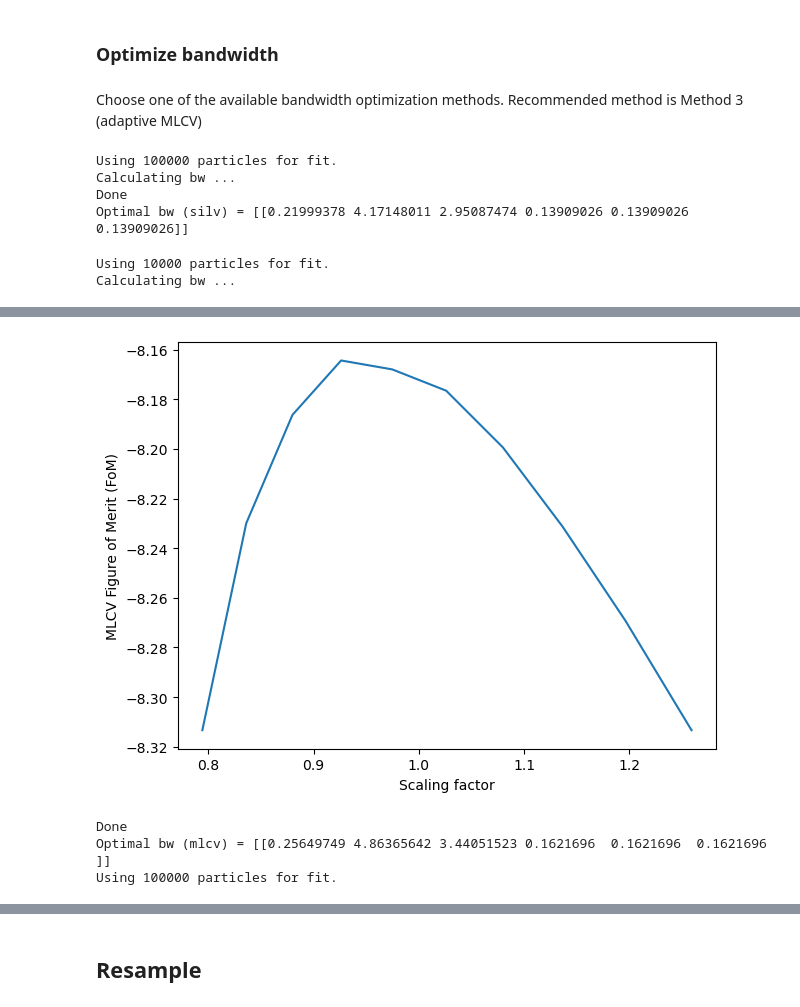
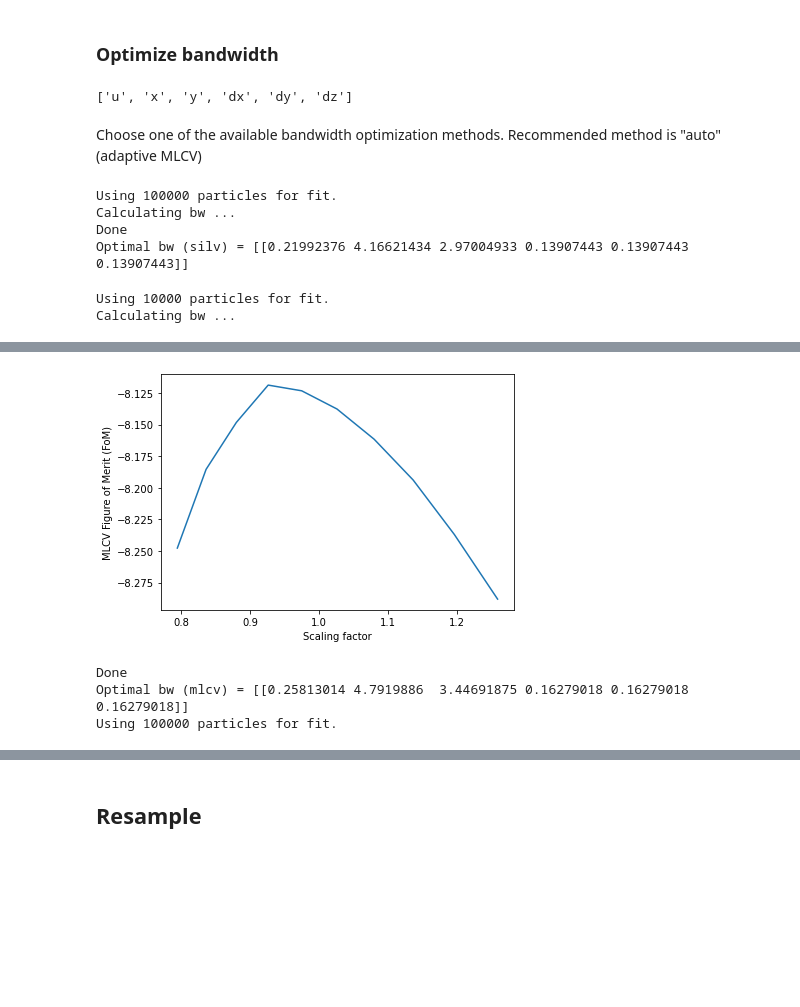
Before and after one commit to KDSource/KDSource, a Jupyter notebook: docs/examples/Verification.ipynb, the cells around one changed output, grey strips where cells are left out. Saved outputs shown, nothing was run; the diff lists cells and outputs as text; code cells hidden in the pictures; blank space fills up the shorter version.

```diff
--- a/docs/examples/Verification.ipynb
+++ b/docs/examples/Verification.ipynb
@@ -159,31 +159,32 @@ N_eff = 99002.26015958232
 # %% [markdown]
 ### Optimize bandwidth
 # %%
-# Give a little more importance to energy
+# Give a little more importance to energy (lethargy)
 var_importance = [3,1,1,1,1,1]
 
-parts,ws = s.plist.get(N=-1)
-scaling = s.geom.std(parts=parts)
-scaling /= var_importance
+# Hint: variable order can be seen by running:
+print(s.geom.varnames)
+# %% [output]
+['u', 'x', 'y', 'dx', 'dy', 'dz']
 # %%
 # Number of particles to use for optimization.
 # A large number (1E5 or more) gives better bandwidths, but takes longer to
 # compute.
 N = 1E5
 # %% [markdown]
-Choose one of the available bandwidth optimization methods. Recommended method is Method 3 (adaptive MLCV)
+Choose one of the available bandwidth optimization methods. Recommended method is "auto" (adaptive MLCV)
 # %%
 # Method 1: Silverman's Rule: Simple and fast method.
 # BW is chosen based on only on the number of particles, and dimension of
 # geometry.
 
 s.bw_method = "silv"
-s.fit(N, scaling=scaling)
+s.fit(N, importance=var_importance)
 # %% [output]
 Using 100000 particles for fit.
 Calculating bw ...
 Done
-Optimal bw (silv) = [[0.21999378 4.17148011 2.95087474 0.13909026 0.13909026 0.13909026]]
+Optimal bw (silv) = [[0.21992376 4.16621434 2.97004933 0.13907443 0.13907443 0.13907443]]
 # %%
 # Method 2: Non-adaptive Maximum Likelihood Cross-Validation:
 # Creates a grid of non-adaptive bandwidths and evaluates the
@@ -196,13 +197,13 @@ seed = None # Default: Use the Silverman's Rule as seed
 grid = np.logspace(-0.1,0.1,10)
 
 N_cv = int(1E4) # Use a smaller N to reduce computation times
-s.fit(N_cv, scaling=scaling, seed=seed, grid=grid)
+s.fit(N_cv, importance=var_importance, seed=seed, grid=grid)
 
 bw = s.kde.bw
 dim = s.geom.dim
 bw *= kds.kde.bw_silv(dim,N)/kds.kde.bw_silv(dim,N_cv) # Apply Silverman factor
 s = kds.KDSource(plist, geom, bw=bw) # Create new KDSource with adapted BW
-s.fit(N=N, scaling=scaling)
+s.fit(N=N, importance=var_importance)
 # %% [output]
 Using 10000 particles for fit.
 Calculating bw ...
@@ -214,6 +215,6 @@ Calculating bw ...
-[figure, old version]
+[figure, new version]
 Done
-Optimal bw (mlcv) = [[0.25649749 4.86365642 3.44051523 0.1621696  0.1621696  0.1621696 ]]
+Optimal bw (mlcv) = [[0.25813014 4.7919886  3.44691875 0.16279018 0.16279018 0.16279018]]
 Using 100000 particles for fit.
 # %%
 # Method 3: Adaptive Maximum Likelihood Cross-Validation:
```
Also changed, not shown: parts of 13 cells of this notebook, 8 other files.
